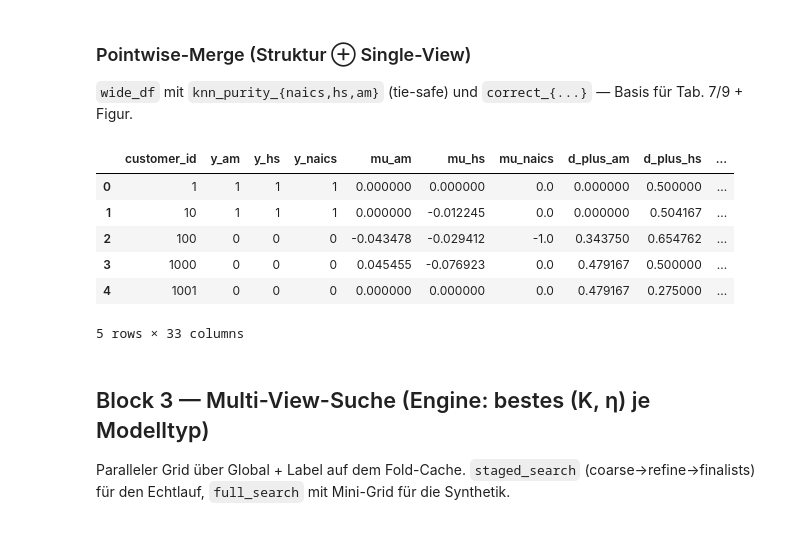
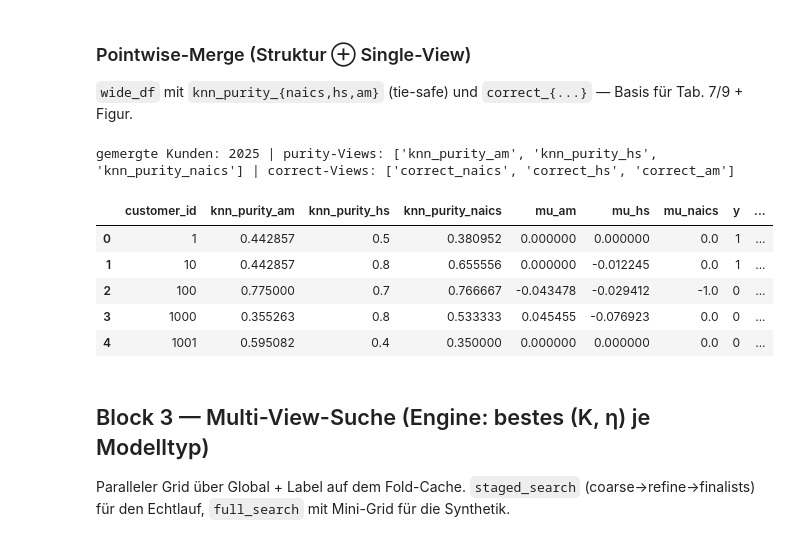
Before and after one commit to LukasBader31415/ECML26_new, a Jupyter notebook: ecml26_src.ipynb, the cells around one changed output. Drawn from its saved outputs; the diff is of its cells as text; code cells hidden in the pictures.

```diff
--- a/ecml26_src.ipynb
+++ b/ecml26_src.ipynb
@@ -61,7 +76,7 @@ SV       = OUT / "single_view_mglvq"
 ANALYSIS = OUT / "analysis"
 CACHE_DB = OUT / f"cache_{PRODUCT}.sqlite"
 
-N_JOBS = 2; BASE_SEED = 42; RANDOM_STATE = 42
+N_JOBS = 3; BASE_SEED = 42; RANDOM_STATE = 42
 if USE_SYNTHETIC:
     SEARCH = dict(T=60, n_splits=3);  ROOF = dict(T=60, n_splits=5, n_repeats=4)
 else:
@@ -124,20 +175,33 @@ sv["summary_df"]
 ### Pointwise-Merge (Struktur ⊕ Single-View)
 `wide_df` mit `knn_purity_{naics,hs,am}` (tie-safe) und `correct_{...}` — Basis für Tab. 7/9 + Figur.
 # %%
-pw = run_pointwise_analysis(
-    structural_run_dir=struct_dir, single_view_run_dir=sv_dir,
-    out_dir=ANALYSIS, structure_metric="knn_purity",
-)
-wide_df = pw["wide_df"]
+ps = struct["pointwise_structure_df"].copy()
+ps["view"] = ps["view"].str.lower()
+ps["customer_id"] = ps["id"].astype(str)          # id IST der Code
+
+struct_wide = ps.pivot_table(index="customer_id", columns="view",
+                             values=[c for c in ("knn_purity", "mu") if c in ps.columns])
+struct_wide.columns = [f"{v}_{w}" for v, w in struct_wide.columns]
+struct_wide = struct_wide.reset_index()
+
+sv_correct_wide["customer_id"] = sv_correct_wide["customer_id"].astype(str)
+wide_df = struct_wide.merge(sv_correct_wide, on="customer_id", how="inner")
+
+ANALYSIS.mkdir(parents=True, exist_ok=True)
+wide_df.to_csv(ANALYSIS / "structure_single_view_wide.csv", index=False)
+
+print("gemergte Kunden:", len(wide_df),
+      "| purity-Views:", [c for c in wide_df if c.startswith("knn_purity_")],
+      "| correct-Views:", [c for c in wide_df if c.startswith("correct_")])
 wide_df.head()
 # %% [output]
+gemergte Kunden: 2025 | purity-Views: ['knn_purity_am', 'knn_purity_hs', 'knn_purity_naics'] | correct-Views: ['correct_naics', 'correct_hs', 'correct_am']
-|  | customer_id | y_am | y_hs | y_naics | mu_am | mu_hs | mu_naics | d_plus_am | d_plus_hs | ... |
-| 0 | 1 | 1 | 1 | 1 | 0.000000 | 0.000000 | 0.0 | 0.000000 | 0.500000 | ... |
-| 1 | 10 | 1 | 1 | 1 | 0.000000 | -0.012245 | 0.0 | 0.000000 | 0.504167 | ... |
-| 2 | 100 | 0 | 0 | 0 | -0.043478 | -0.029412 | -1.0 | 0.343750 | 0.654762 | ... |
-| 3 | 1000 | 0 | 0 | 0 | 0.045455 | -0.076923 | 0.0 | 0.479167 | 0.500000 | ... |
-| 4 | 1001 | 0 | 0 | 0 | 0.000000 | 0.000000 | 0.0 | 0.479167 | 0.275000 | ... |
+|  | customer_id | knn_purity_am | knn_purity_hs | knn_purity_naics | mu_am | mu_hs | mu_naics | y | ... |
+| 0 | 1 | 0.442857 | 0.5 | 0.380952 | 0.000000 | 0.000000 | 0.0 | 1 | ... |
+| 1 | 10 | 0.442857 | 0.8 | 0.655556 | 0.000000 | -0.012245 | 0.0 | 1 | ... |
+| 2 | 100 | 0.775000 | 0.7 | 0.766667 | -0.043478 | -0.029412 | -1.0 | 0 | ... |
+| 3 | 1000 | 0.355263 | 0.8 | 0.533333 | 0.045455 | -0.076923 | 0.0 | 0 | ... |
+| 4 | 1001 | 0.595082 | 0.4 | 0.350000 | 0.000000 | 0.000000 | 0.0 | 0 | ... |
-5 rows × 33 columns
 # %% [markdown]
 ## Block 3 — Multi-View-Suche (Engine: bestes (K, η) je Modelltyp)
 Paralleler Grid über Global + Label auf dem Fold-Cache. `staged_search` (coarse→refine→finalists)
```
Also changed, not shown: parts of 26 cells of this notebook, 15 other files.
